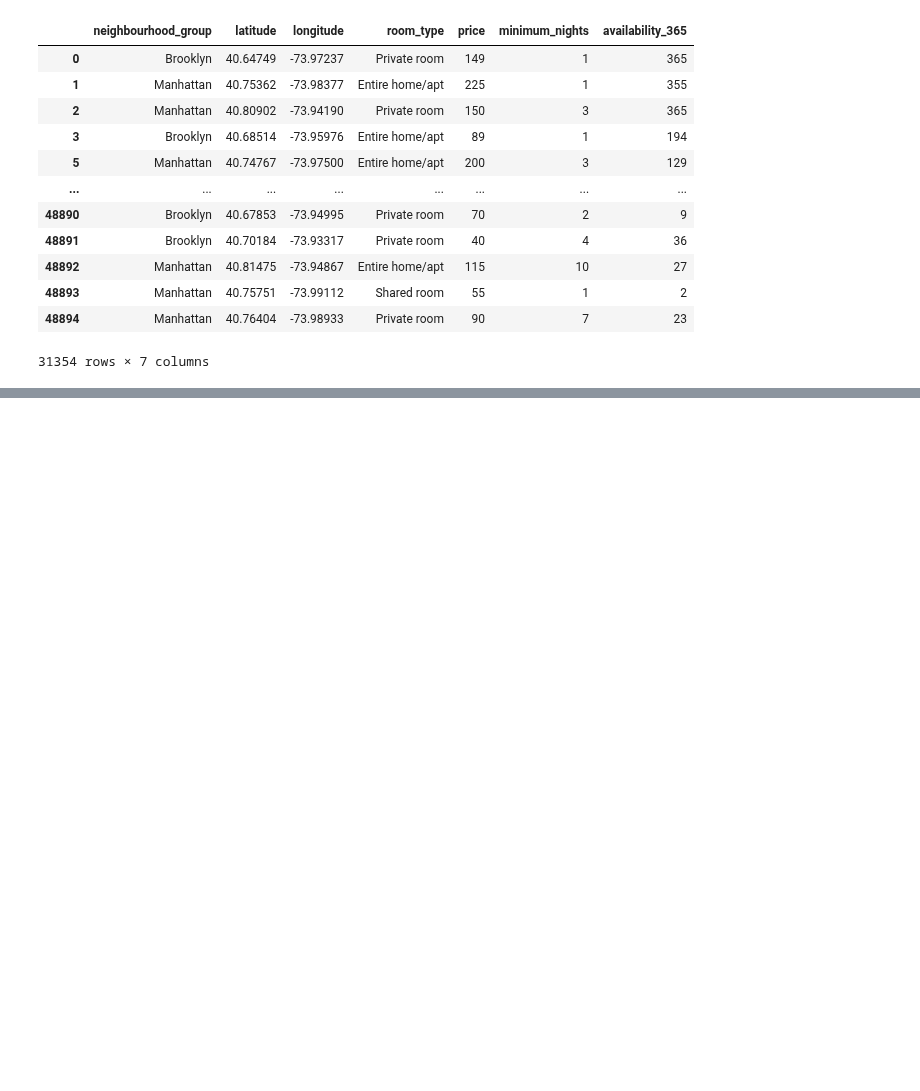
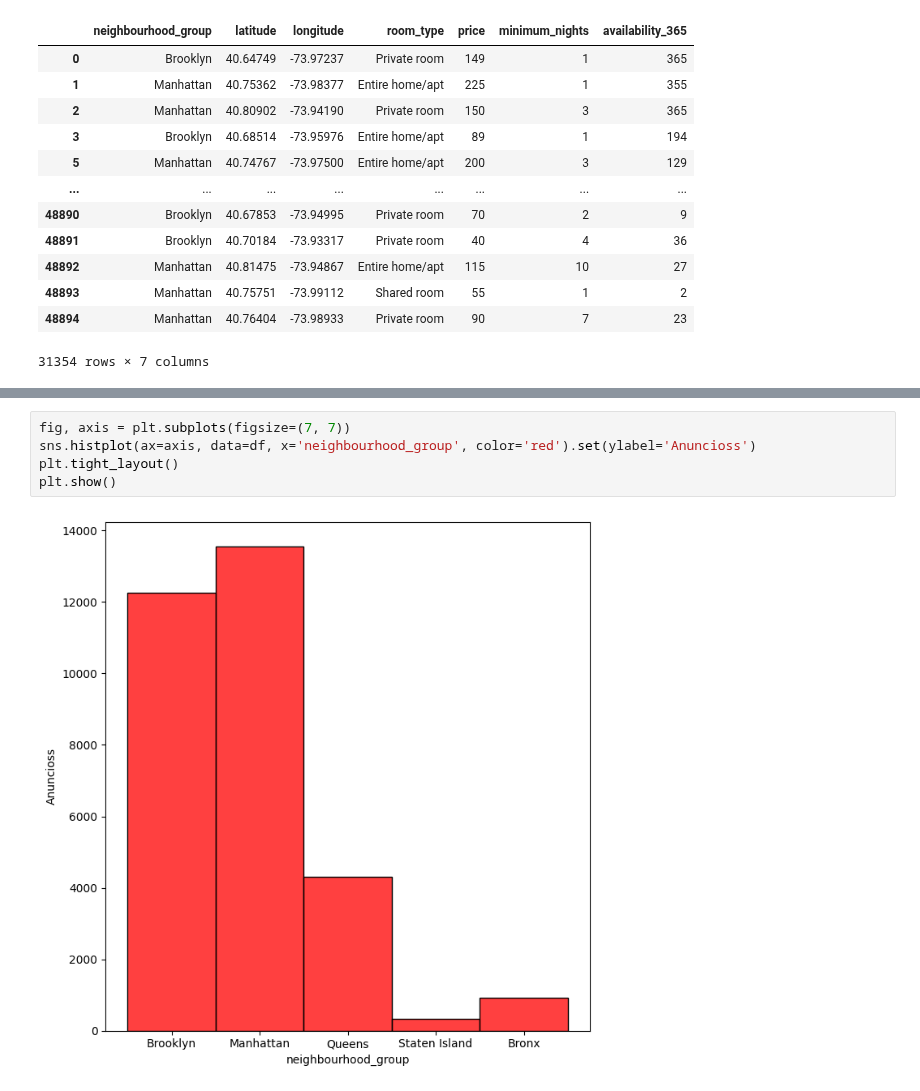
Before and after one commit to 4GeeksAcademy/GuilloMansa-MachineLearning, a Jupyter notebook: src/00-eda-airbnb-ny.ipynb, the cells around one changed output, grey strips where cells are left out. Cells and saved outputs as stored; diff of their text form; blank space fills up the shorter version.

```diff
--- a/src/00-eda-airbnb-ny.ipynb
+++ b/src/00-eda-airbnb-ny.ipynb
@@ -226,0 +230,7 @@ ValueError: could not convert string to float: 'Brooklyn'
+# %%
+fig, axis = plt.subplots(figsize=(7, 7))
+sns.histplot(ax=axis, data=df, x='neighbourhood_group', color='red').set(ylabel='Anuncioss')
+plt.tight_layout()
+plt.show()
+# %% [output]
+[figure, added]
```
Also changed, not shown: parts of 9 cells of this notebook.
